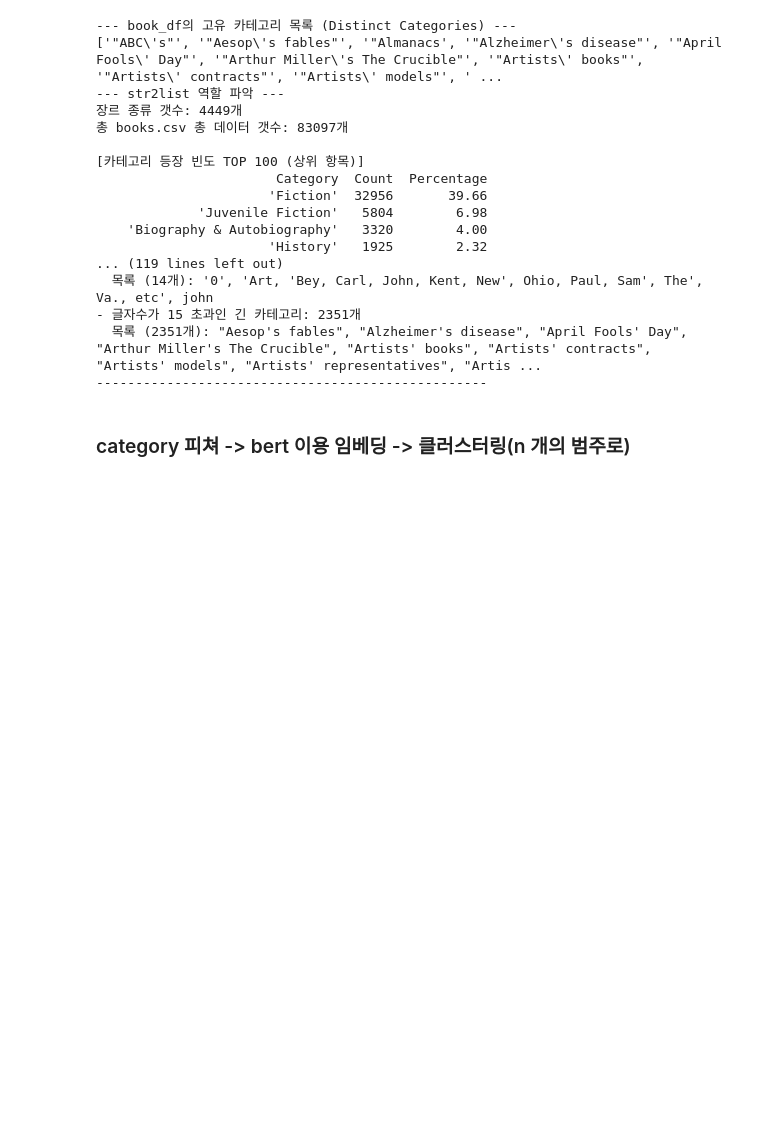
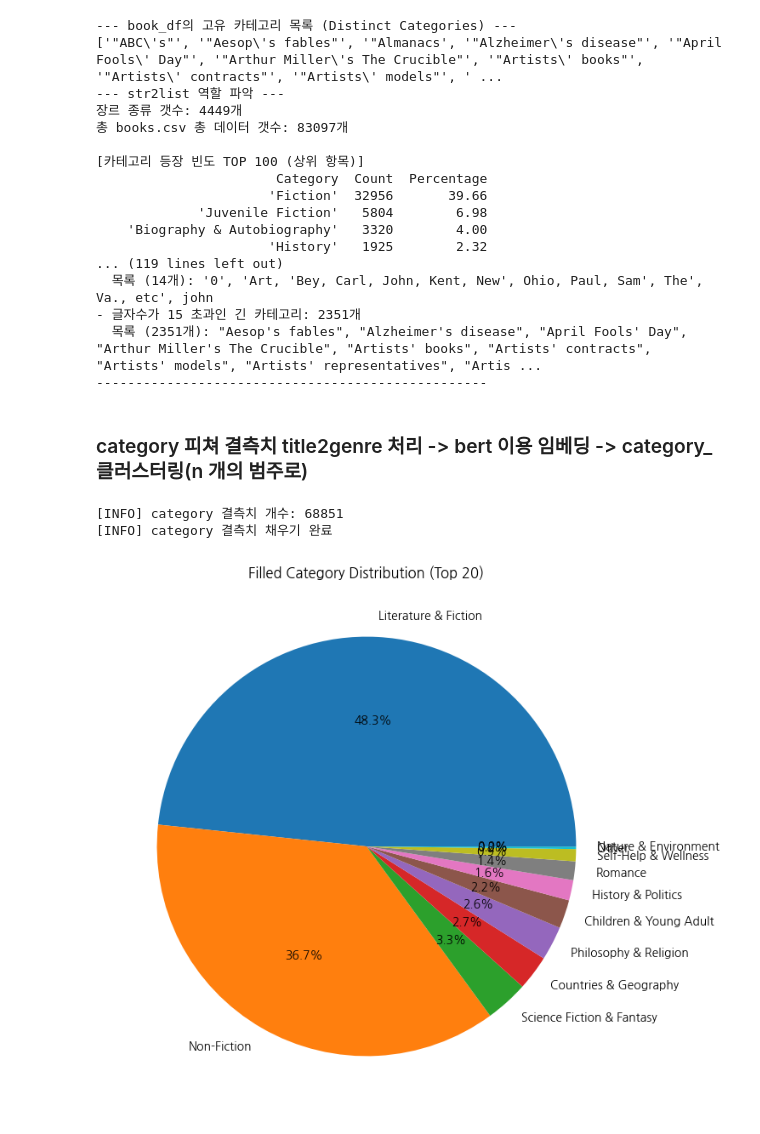
Before and after one commit to boostcampaitech8/pro-recsys-bookratingprediction-recsys-04, a Jupyter notebook: eda/min/02_BOOK_EDA.ipynb, the cells around one changed output. Drawn from its saved outputs; the diff is of its cells as text; code cells hidden in the pictures; blank space fills up the shorter version.

```diff
--- a/eda/min/02_BOOK_EDA.ipynb
+++ b/eda/min/02_BOOK_EDA.ipynb
@@ -27,3 +57,8 @@ train_rating_df = pd.read_csv(train_rating_data_path)
+# %%
+book_df_eda = book_df.copy()
+user_df_eda = user_df.copy()
+train_rating_df_eda = train_rating_df.copy()
+full_df_eda = full_df.copy()
 # %% [markdown]
 ## books_df 의 category 피쳐 분석하기
 # %%
@@ -143,4 +178,4 @@ print("-" * 50)
   목록 (2351개): "Aesop's fables", "Alzheimer's disease", "April Fools' Day", "Arthur Miller's The Crucible", "Artists' books", "Artists' contracts", "Artists' models", "Artists' representatives", "Artis ...
 --------------------------------------------------
 # %% [markdown]
-### category 피쳐 -> bert 이용 임베딩 -> 클러스터링(n 개의 범주로)
+### category 피쳐 결측치 title2genre 처리 -> bert 이용 임베딩 -> category_클러스터링(n 개의 범주로)
@@ -147 +246,25 @@ print("-" * 50)
+# %%
+book_df_eda = fill_category_with_title2genre(book_df_eda)
+# %% [output]
+[INFO] category 결측치 개수: 68851
+[INFO] category 결측치 채우기 완료
+# %%
+import matplotlib.pyplot as plt
+
+df_before = book_df
+df_after = book_df_eda
+
+# 원래 category 결측치였던 row
+mask_missing = df_before["category"].isna() | (df_before["category"] == "")
+filled_df = df_after[mask_missing]
+
+# 분포
+vc = filled_df["category"].value_counts()
+
+plt.figure(figsize=(8, 8))
+plt.pie(vc, labels=vc_top.index, autopct='%1.1f%%')
+plt.title(f"Filled Category Distribution (Top {top_n})")
+plt.show()
+# %% [output]
+[figure, added]
 # %%
```
Also changed, not shown: parts of 40 cells of this notebook, 50 other files.
